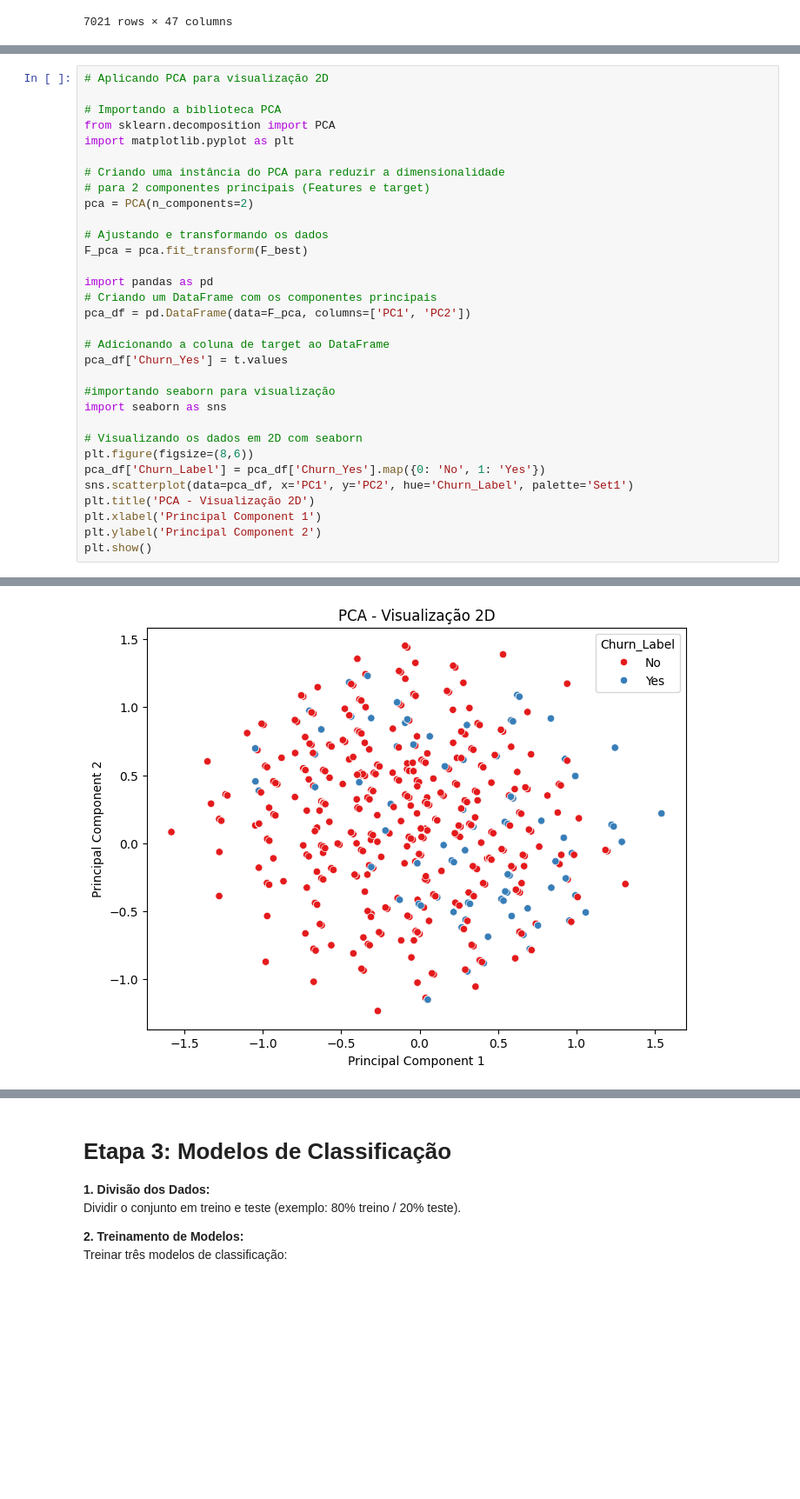
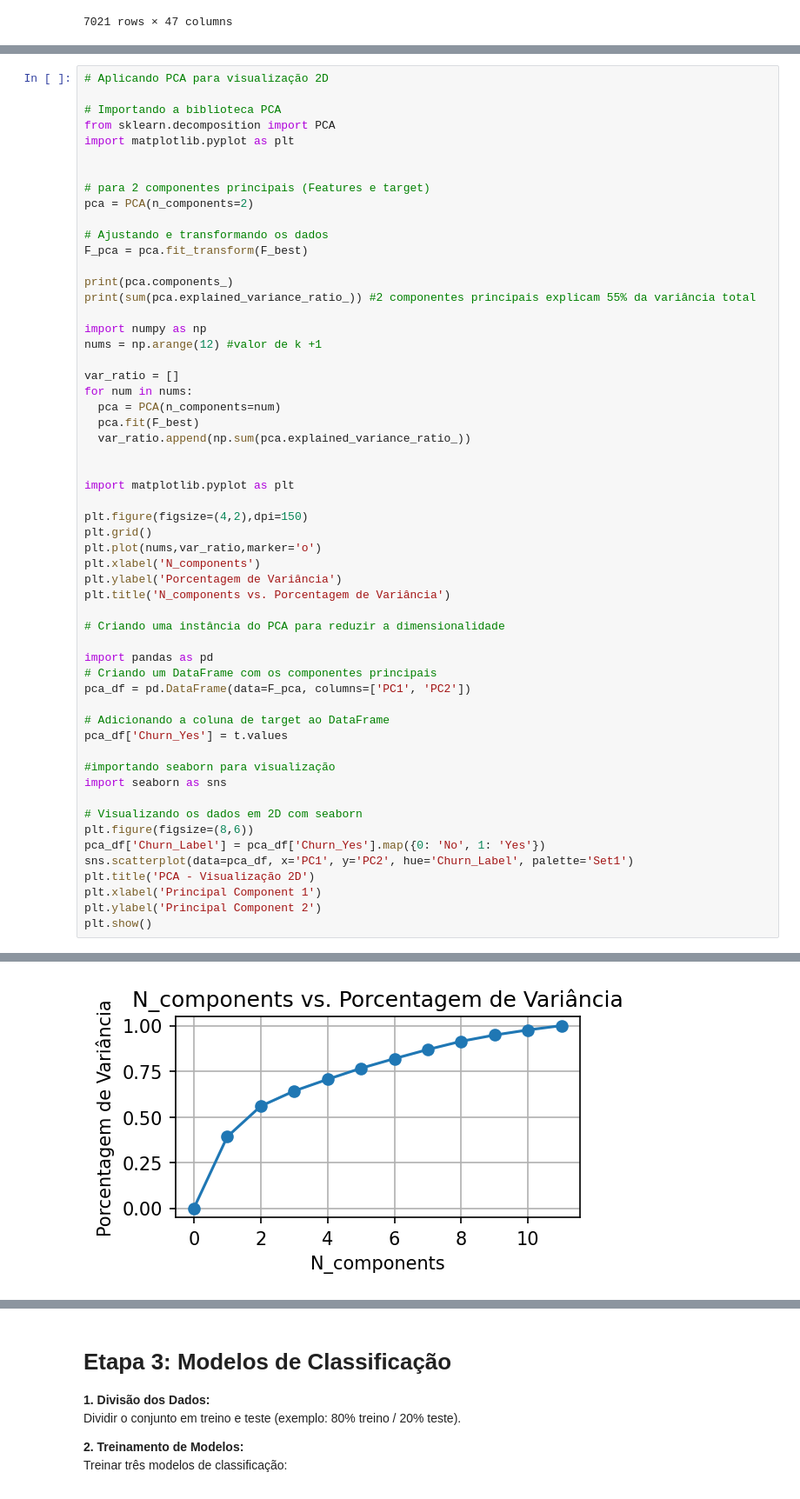
Before and after one commit to diego-albertino/Previsao-Churn, a Jupyter notebook: previsao_de_churn.ipynb, the cells around one changed output, grey strips where cells are left out. Shown at 87% size. Cells and saved outputs as stored; diff of their text form; blank space fills up the shorter version.

```diff
--- a/previsao_de_churn.ipynb
+++ b/previsao_de_churn.ipynb
@@ -518,12 +543,36 @@ F_best = F[selected_features]
 from sklearn.decomposition import PCA
 import matplotlib.pyplot as plt
 
-# Criando uma instância do PCA para reduzir a dimensionalidade
+
 # para 2 componentes principais (Features e target)
 pca = PCA(n_components=2)
 
 # Ajustando e transformando os dados
 F_pca = pca.fit_transform(F_best)
+
+print(pca.components_)
+print(sum(pca.explained_variance_ratio_)) #2 componentes principais explicam 55% da variância total
+
+import numpy as np
+nums = np.arange(12) #valor de k +1
+
+var_ratio = []
+for num in nums:
+  pca = PCA(n_components=num)
+  pca.fit(F_best)
+  var_ratio.append(np.sum(pca.explained_variance_ratio_))
+
+
+import matplotlib.pyplot as plt
+
+plt.figure(figsize=(4,2),dpi=150)
+plt.grid()
+plt.plot(nums,var_ratio,marker='o')
+plt.xlabel('N_components')
+plt.ylabel('Porcentagem de Variância')
+plt.title('N_components vs. Porcentagem de Variância')
+
+# Criando uma instância do PCA para reduzir a dimensionalidade
 
 import pandas as pd
 # Criando um DataFrame com os componentes principais
@@ -547 +601 @@ plt.show()
-[figure, old version]
+[figure, new version]
```
Also changed, not shown: parts of 5 cells of this notebook.
